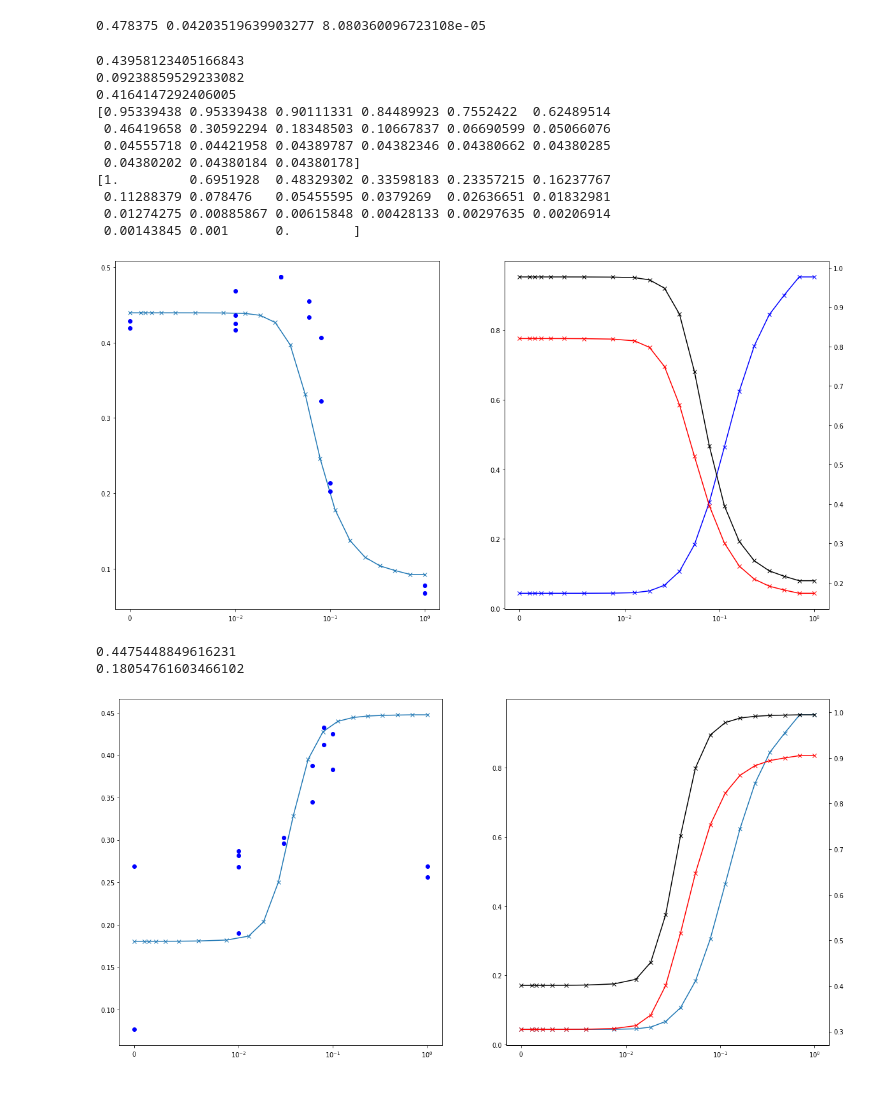
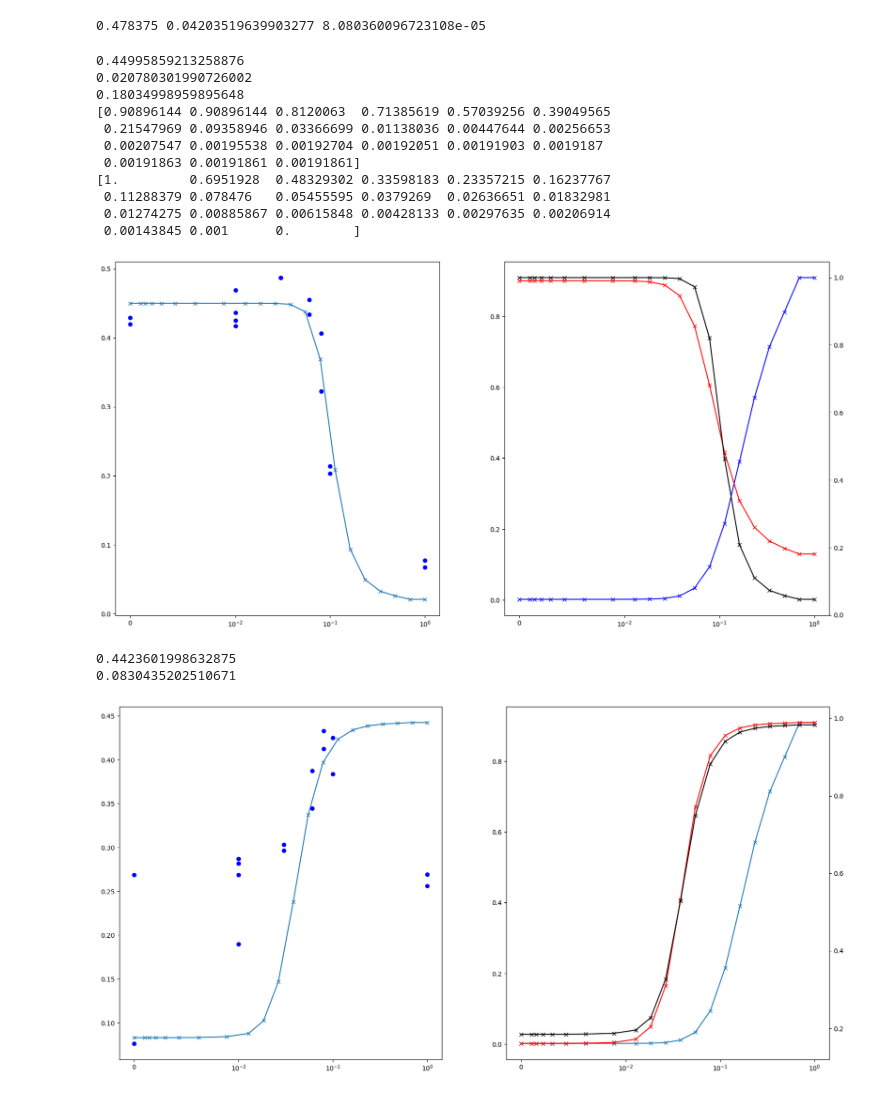
Before and after one commit to saurabhmalani1994/Cybernetic_BioModel, a Jupyter notebook: khammash_optomodel_simple_growth_scaled_mume_amp_invert3.ipynb, the cells around one changed output. Cells and saved outputs as stored; diff of their text form; code cells hidden in the pictures.

```diff
--- a/khammash_optomodel_simple_growth_scaled_mume_amp_invert3.ipynb
+++ b/khammash_optomodel_simple_growth_scaled_mume_amp_invert3.ipynb
@@ -235,7 +234,8 @@ u_arr = np.flip(np.concatenate((np.array([0]),10 ** np.linspace(-3,0,20))))
 
 kdegR = 0.042116
 ktrans = 1.4514
-kdegP = 0.00
+kdegP = 12 / np.log(2) * 60
+kdegPPDC = kdegP
 K_Rep = 0.2
 n_Rep = 2
 mu_max_invert = 0.45 / 60
@@ -247,7 +247,8 @@ ktrans_scaled = ktrans  * ((mu_max_invert + kdegP) / ktrans)
 ss_Rep = - (1 / (2 * mu_max_invert)) * (kdegP - np.sqrt(4 * mRNA_arr * mu_max_invert * ktrans_scaled + kdegP ** 2))
 # ktrans_scaled_invert = ktrans  * ((mu_max_invert + kdegP) / ktrans)
 # dEnz_invert_dt = ktrans_scaled_invert * (K_Rep / (K_Rep + Rep)) * S / (Ks + S) - (kdegP + mu_x_invert) * Enz_invert
-ss_Enz = - (1 / (2 * mu_max_invert)) * (kdegP - np.sqrt(4 * (K_Rep ** n_Rep / (K_Rep ** n_Rep + ss_Rep ** n_Rep)) * mu_max_invert * ktrans_scaled + kdegP ** 2))
+ktrans_scaled = ktrans  * ((mu_max_invert + kdegPPDC) / ktrans)
+ss_Enz = - (1 / (2 * mu_max_invert)) * (kdegPPDC - np.sqrt(4 * (K_Rep ** n_Rep / (K_Rep ** n_Rep + ss_Rep ** n_Rep)) * mu_max_invert * ktrans_scaled + kdegPPDC ** 2))
 
 mu_arr_invert = ss_Enz * mu_max_invert * 60
 
@@ -255,52 +256,53 @@ mu_arr_invert = ss_Enz * mu_max_invert * 60
 mu_SGy104_1 = np.array([0.429016493, 0.419454997, 0.425278485, 0.468815929, 0.214066814, 0.202848859, 0.077447387, 0.067285511, 0.487083379, 0.487241995,
 0.436233624, 0.416734105, 0.433773399, 0.4552301, 0.406627518, 0.322757789])
 mu_SGy104_1_lights = np.array([0, 0, 0.01, 0.01, 0.1, 0.1, 1, 1, 0.03, 0.03, 0.01, 0.01, 0.06, 0.06, 0.08, 0.08])
 
 
 fig = plt.figure(figsize=(20,10))
 ax = fig.add_subplot(121)
 ax.plot(u_arr, mu_arr_invert, '-x', label='mu')
 ax.plot(mu_SGy104_1_lights, mu_SGy104_1, 'ob', label='mu')
 ax.set_xscale('symlog', linthresh=0.01)
 
 ax = fig.add_subplot(122)
 ax.plot(u_arr, ss_Rep, '-bx', label='mu')
 ax.set_xscale('symlog', linthresh=0.01)
 ax2 = ax.twinx()
 ax2.plot(u_arr, (K_Rep / (K_Rep + ss_Rep)), '-rx', label='mu')
 ax2.plot(u_arr, ss_Enz, '-kx', label='mu')
 
 
 print(max(mu_arr_invert))
 print(min(mu_arr_invert))
 print(- (1 / (2 * mu_max_invert)) * (kdegP - np.sqrt(4 * (K_Rep / (K_Rep + ss_Rep[0])) * mu_max_invert * ktrans_scaled + kdegP ** 2)))
 
 print(ss_Rep)
 print(u_arr)
 # %% [output]
-0.43958123405166843
-0.09238859529233082
-0.4164147292406005
-[0.95339438 0.95339438 0.90111331 0.84489923 0.7552422  0.62489514
- 0.46419658 0.30592294 0.18348503 0.10667837 0.06690599 0.05066076
- 0.04555718 0.04421958 0.04389787 0.04382346 0.04380662 0.04380285
- 0.04380202 0.04380184 0.04380178]
+0.44995859213258876
+0.020780301990726002
+0.18034998959895648
+[0.90896144 0.90896144 0.8120063  0.71385619 0.57039256 0.39049565
+ 0.21547969 0.09358946 0.03366699 0.01138036 0.00447644 0.00256653
+ 0.00207547 0.00195538 0.00192704 0.00192051 0.00191903 0.0019187
+ 0.00191863 0.00191861 0.00191861]
 [1.         0.6951928  0.48329302 0.33598183 0.23357215 0.16237767
  0.11288379 0.078476   0.05455595 0.0379269  0.02636651 0.01832981
  0.01274275 0.00885867 0.00615848 0.00428133 0.00297635 0.00206914
  0.00143845 0.001      0.        ]
-[figure, old version]
+[figure, new version]
 # %%
 # Amp Circuit
-K_Amp = 0.1
+K_Amp = 0.01
 mu_max_amp = 0.45 / 60
-n_Amp = 2
+n_Amp = 0.9
 
 import matplotlib.pyplot as plt
 
 ktrans_scaled = ktrans  * ((mu_max_amp + kdegP) / ktrans)
 ss_Amp = - (1 / (2 * mu_max_amp)) * (kdegP - np.sqrt(4 * mRNA_arr * mu_max_amp * ktrans_scaled + kdegP ** 2))
-ss_Enz = - (1 / (2 * mu_max_amp)) * (kdegP - np.sqrt(4 * (ss_Amp ** n_Amp / (K_Amp ** n_Amp + ss_Amp ** n_Amp)) * mu_max_amp * ktrans_scaled + kdegP ** 2))
+ktrans_scaled = ktrans  * ((mu_max_amp + kdegPPDC) / ktrans)
+ss_Enz = - (1 / (2 * mu_max_amp)) * (kdegPPDC - np.sqrt(4 * (ss_Amp ** n_Amp / (K_Amp ** n_Amp + ss_Amp ** n_Amp)) * mu_max_amp * ktrans_scaled + kdegPPDC ** 2))
 
 mu_arr_amp = ss_Enz * mu_max_amp *60
 
@@ -333,9 +335,9 @@ ax2.plot(u_arr, ss_Enz, '-kx', label='mu')
 print(max(mu_arr_amp))
 print(min(mu_arr_amp))
 # %% [output]
-0.4475448849616231
-0.18054761603466102
+0.4423601998632875
+0.0830435202510671
-[figure, old version]
+[figure, new version]
 # %%
 fig = plt.figure(figsize=(20,10))
 ax = fig.add_subplot(121)
```
Also changed, not shown: parts of 7 cells of this notebook, 34 other files.
